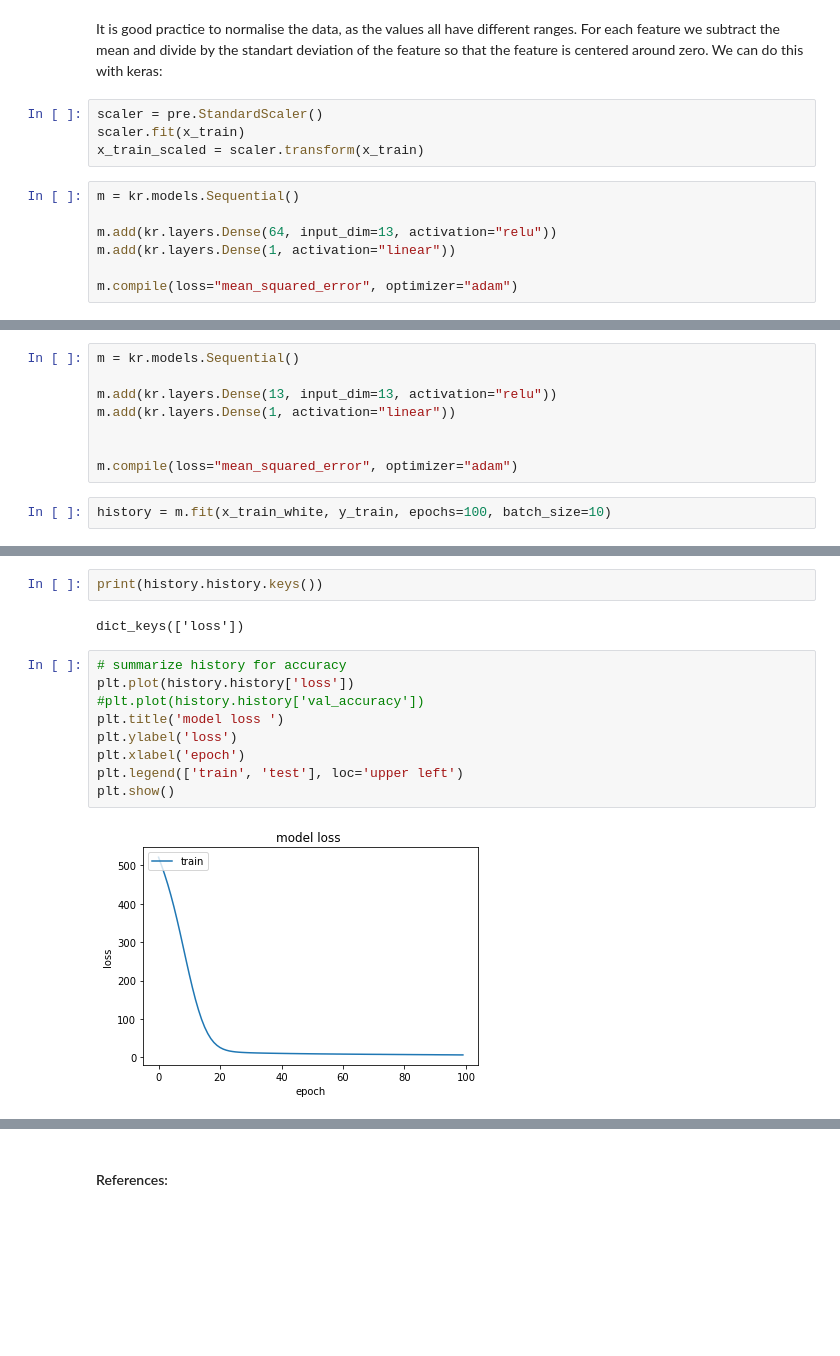
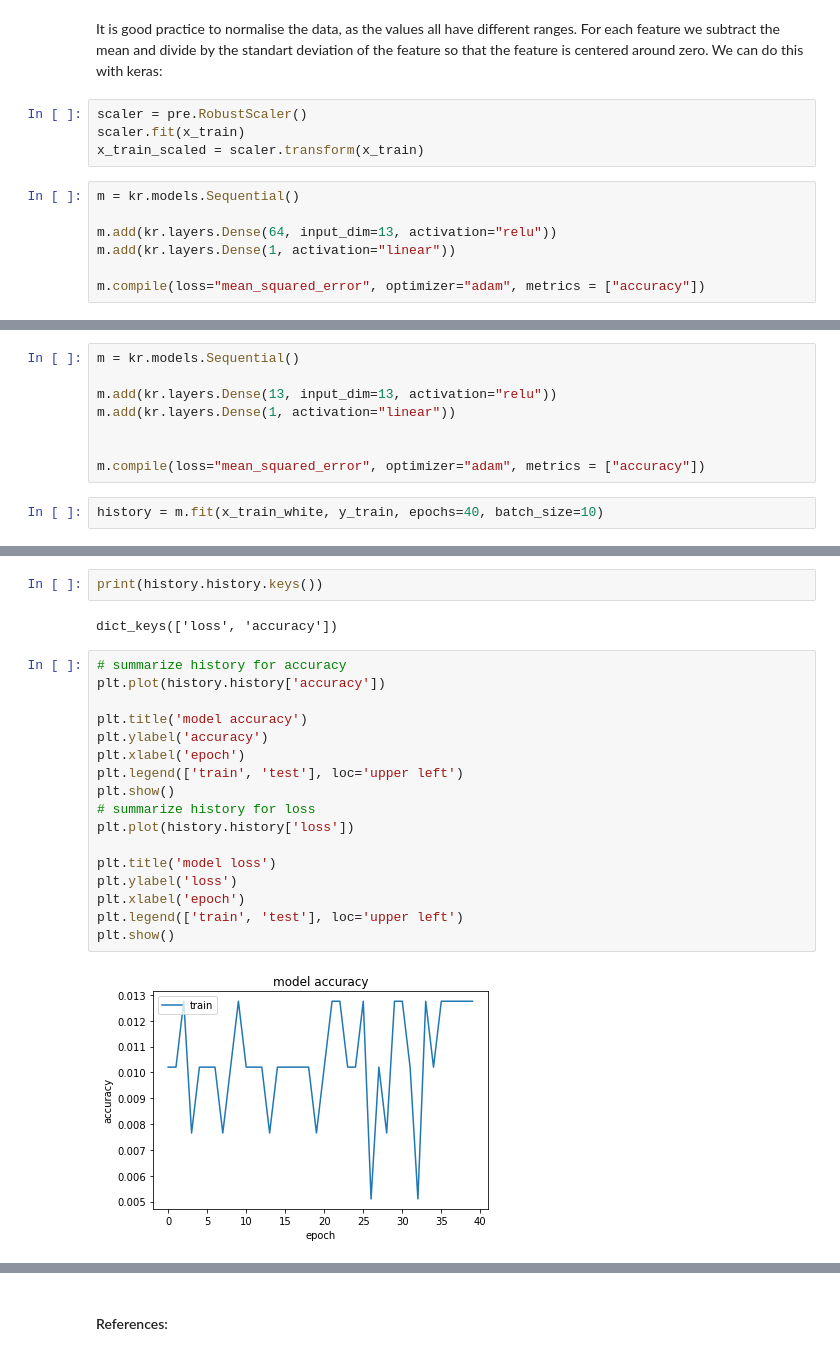
Before and after one commit to paulacduffy/machine-learning-assessment, a Jupyter notebook: The Boston Housing Dataset - An Analysis.ipynb, the cells around one changed output, grey strips where cells are left out. Cells and saved outputs as stored; diff of their text form; blank space fills up the shorter version.

Commit message:
further tests on neural network

```diff
--- a/The Boston Housing Dataset - An Analysis.ipynb
+++ b/The Boston Housing Dataset - An Analysis.ipynb
@@ -335,7 +335,7 @@ m.evaluate(x_test, y_test)
 # %% [markdown]
 It is good practice to normalise the data, as the values all have different ranges. For each feature we subtract the mean and divide by the standart deviation of the feature so that the feature is centered around zero. We can do this with keras:
 # %%
-scaler = pre.StandardScaler()
+scaler = pre.RobustScaler()
 scaler.fit(x_train)
 x_train_scaled = scaler.transform(x_train)
 # %%
@@ -344,7 +344,7 @@ m = kr.models.Sequential()
 m.add(kr.layers.Dense(64, input_dim=13, activation="relu"))
 m.add(kr.layers.Dense(1, activation="linear"))
 
-m.compile(loss="mean_squared_error", optimizer="adam")
+m.compile(loss="mean_squared_error", optimizer="adam", metrics = ["accuracy"])
 # %%
 m.fit(x_train_scaled, y_train, epochs=100, batch_size=10)
 # %% [output]
@@ -429,7 +429,7 @@ m.add(kr.layers.Dense(13, input_dim=13, activation="relu"))
 m.add(kr.layers.Dense(1, activation="linear"))
 
 
-m.compile(loss="mean_squared_error", optimizer="adam")
+m.compile(loss="mean_squared_error", optimizer="adam", metrics = ["accuracy"])
 # %%
-history = m.fit(x_train_white, y_train, epochs=100, batch_size=10)
+history = m.fit(x_train_white, y_train, epochs=40, batch_size=10)
 # %% [output]
@@ -483,15 +485,23 @@ m.evaluate(x_test_white, y_test)
 # %%
 print(history.history.keys())
 # %% [output]
-dict_keys(['loss'])
+dict_keys(['loss', 'accuracy'])
 # %%
 # summarize history for accuracy
+plt.plot(history.history['accuracy'])
+
+plt.title('model accuracy')
+plt.ylabel('accuracy')
+plt.xlabel('epoch')
+plt.legend(['train', 'test'], loc='upper left')
+plt.show()
+# summarize history for loss
 plt.plot(history.history['loss'])
-#plt.plot(history.history['val_accuracy'])
-plt.title('model loss ')
+
+plt.title('model loss')
 plt.ylabel('loss')
 plt.xlabel('epoch')
 plt.legend(['train', 'test'], loc='upper left')
 plt.show()
 # %% [output]
-[figure, old version]
+[figure, new version]
```
Also changed, not shown: parts of 16 cells of this notebook.
